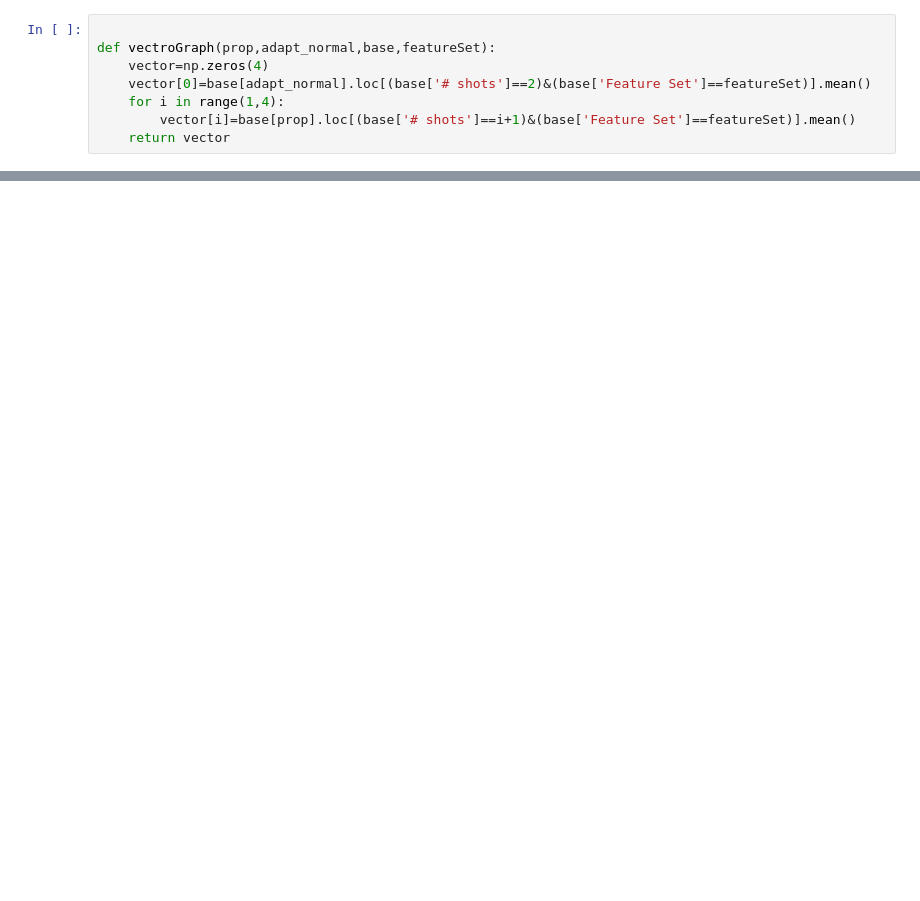
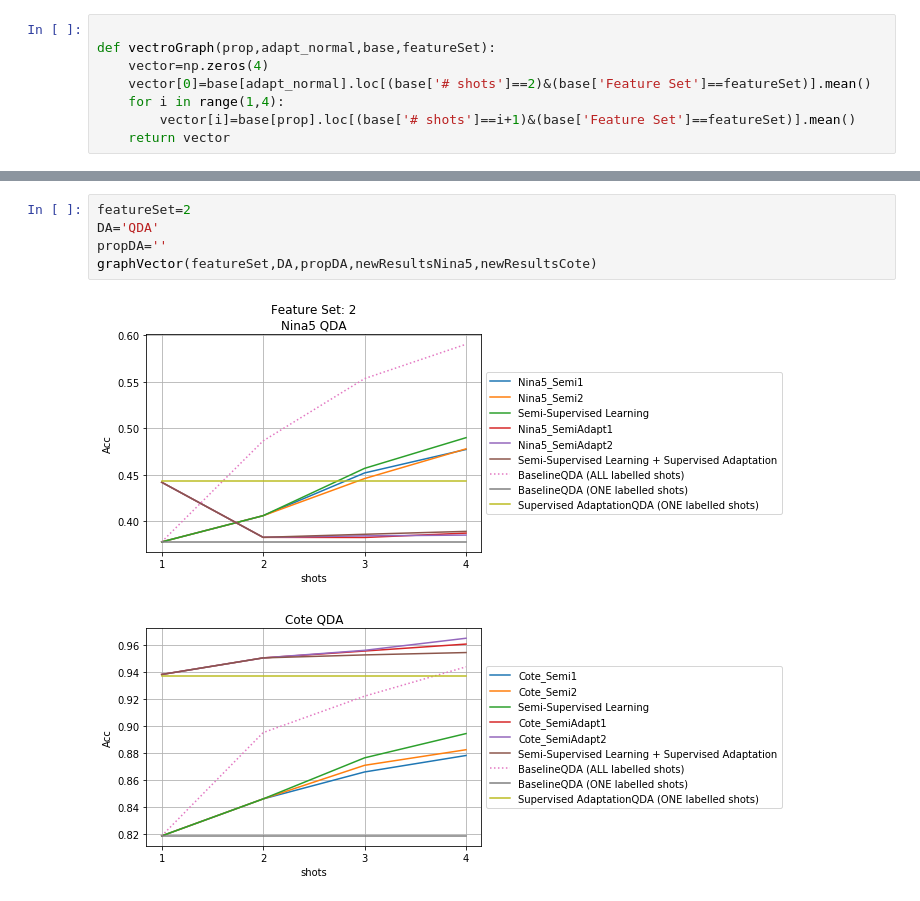
Before and after one commit to andresjarami/OnlineDAclassifier, a Jupyter notebook: Experiments/Experiment1_TimelessDB/Experiment1.ipynb, the cells around one changed output, grey strips where cells are left out. Drawn from its saved outputs; the diff is of its cells as text; blank space fills up the shorter version.

```diff
--- a/Experiments/Experiment1_TimelessDB/Experiment1.ipynb
+++ b/Experiments/Experiment1_TimelessDB/Experiment1.ipynb
@@ -541,3 +566,11 @@ graphVector(featureSet,DA,propDA,newResultsNina5,newResultsCote)
+# %%
+featureSet=2
+DA='QDA'
+propDA=''
+graphVector(featureSet,DA,propDA,newResultsNina5,newResultsCote)
+# %% [output]
+[figure, added]
+[figure, added]
 # %%
 featureSet=3
 DA='LDA'
```
Also changed, not shown: parts of 9 cells of this notebook, 1 other file.
